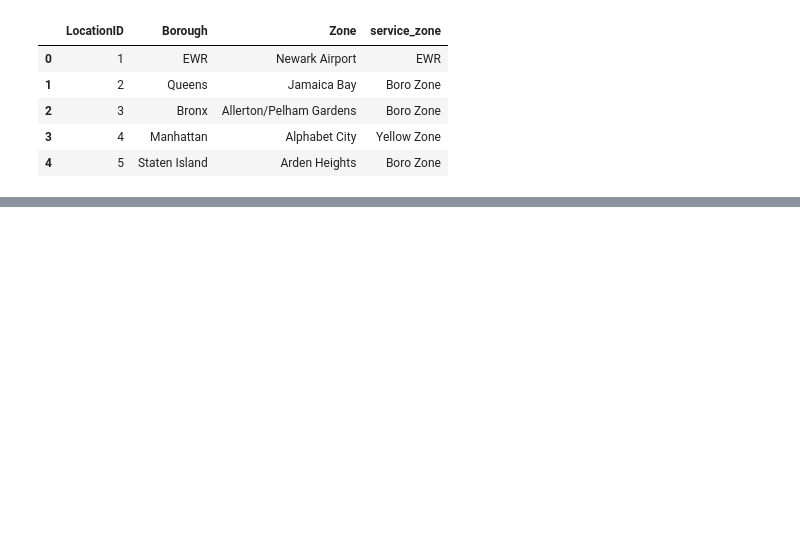
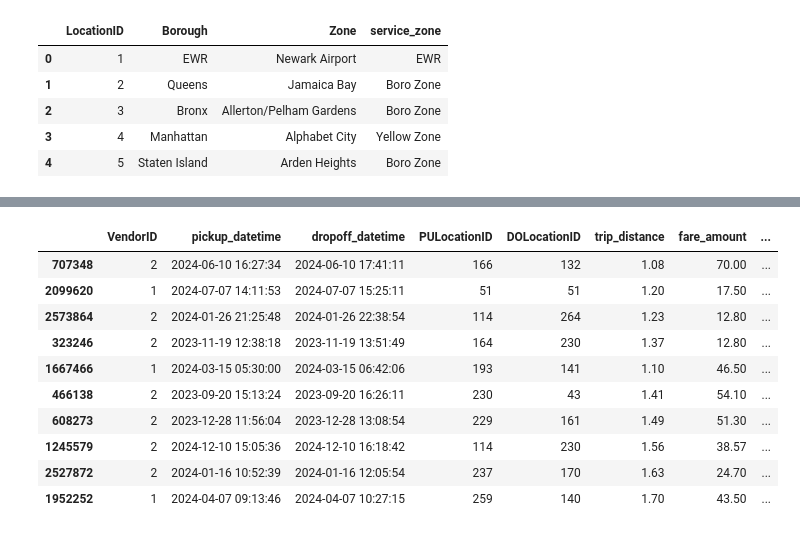
Before and after one commit to cookie-monsta23/MAST30034-Assignment-1, a Jupyter notebook: notebooks/Assignment_1.ipynb, the cells around one changed output, grey strips where cells are left out. Drawn from its saved outputs; the diff is of its cells as text; code cells hidden in the pictures; blank space fills up the shorter version.

```diff
--- a/notebooks/Assignment_1.ipynb
+++ b/notebooks/Assignment_1.ipynb
@@ -107,0 +516,14 @@ _map
+# %%
+final_filtered_df_pd.sort_values(by="congestion_time_seconds", ascending=False).head(10)
+# %% [output]
+|  | VendorID | pickup_datetime | dropoff_datetime | PULocationID | DOLocationID | trip_distance | fare_amount | ... |
+| 707348 | 2 | 2024-06-10 16:27:34 | 2024-06-10 17:41:11 | 166 | 132 | 1.08 | 70.00 | ... |
+| 2099620 | 1 | 2024-07-07 14:11:53 | 2024-07-07 15:25:11 | 51 | 51 | 1.20 | 17.50 | ... |
+| 2573864 | 2 | 2024-01-26 21:25:48 | 2024-01-26 22:38:54 | 114 | 264 | 1.23 | 12.80 | ... |
+| 323246 | 2 | 2023-11-19 12:38:18 | 2023-11-19 13:51:49 | 164 | 230 | 1.37 | 12.80 | ... |
+| 1667466 | 1 | 2024-03-15 05:30:00 | 2024-03-15 06:42:06 | 193 | 141 | 1.10 | 46.50 | ... |
+| 466138 | 2 | 2023-09-20 15:13:24 | 2023-09-20 16:26:11 | 230 | 43 | 1.41 | 54.10 | ... |
+| 608273 | 2 | 2023-12-28 11:56:04 | 2023-12-28 13:08:54 | 229 | 161 | 1.49 | 51.30 | ... |
+| 1245579 | 2 | 2024-12-10 15:05:36 | 2024-12-10 16:18:42 | 114 | 230 | 1.56 | 38.57 | ... |
+| 2527872 | 2 | 2024-01-16 10:52:39 | 2024-01-16 12:05:54 | 237 | 170 | 1.63 | 24.70 | ... |
+| 1952252 | 1 | 2024-04-07 09:13:46 | 2024-04-07 10:27:15 | 259 | 140 | 1.70 | 43.50 | ... |
```
Also changed, not shown: parts of 46 cells of this notebook, 16 other files.
